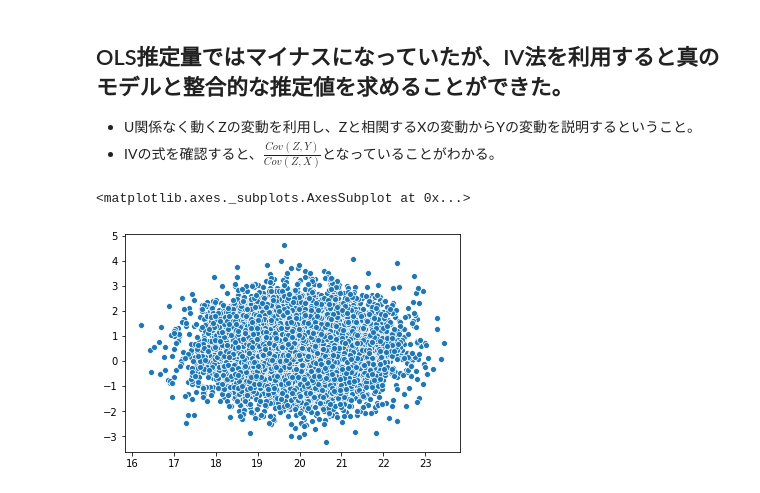
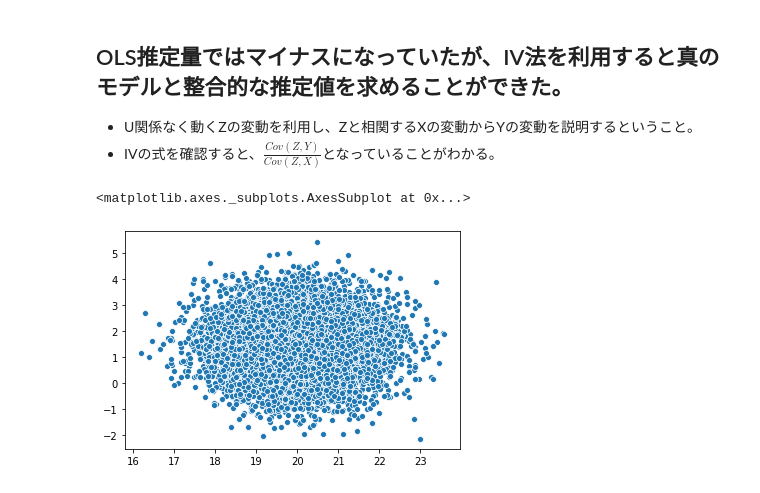
Before and after one commit to Jumpo-523/paper_reading, a Jupyter notebook: econ/notebook/What is LATE estimation?.ipynb, the cells around one changed output. Saved outputs shown, nothing was run; the diff lists cells and outputs as text; code cells hidden in the pictures.

```diff
--- a/econ/notebook/What is LATE estimation?.ipynb
+++ b/econ/notebook/What is LATE estimation?.ipynb
@@ -178,10 +142,10 @@ IV(X, y, Z)
 - U関係なく動くZの変動を利用し、Zと相関するXの変動からYの変動を説明するということ。
 - IVの式を確認すると、$\displaystyle \frac{Cov(Z, Y)}{Cov(Z, X)}$となっていることがわかる。
 # %%
-sns.scatterplot(x=Z, y=U)
+sns.scatterplot(x=Z, y=u)
 # %% [output]
 <matplotlib.axes._subplots.AxesSubplot at 0x...>
-[figure, old version]
+[figure, new version]
 # %%
 ## Weak Instrumentのケースを紹介する（TBD）
 # %%
```
Also changed, not shown: parts of 24 cells of this notebook.
